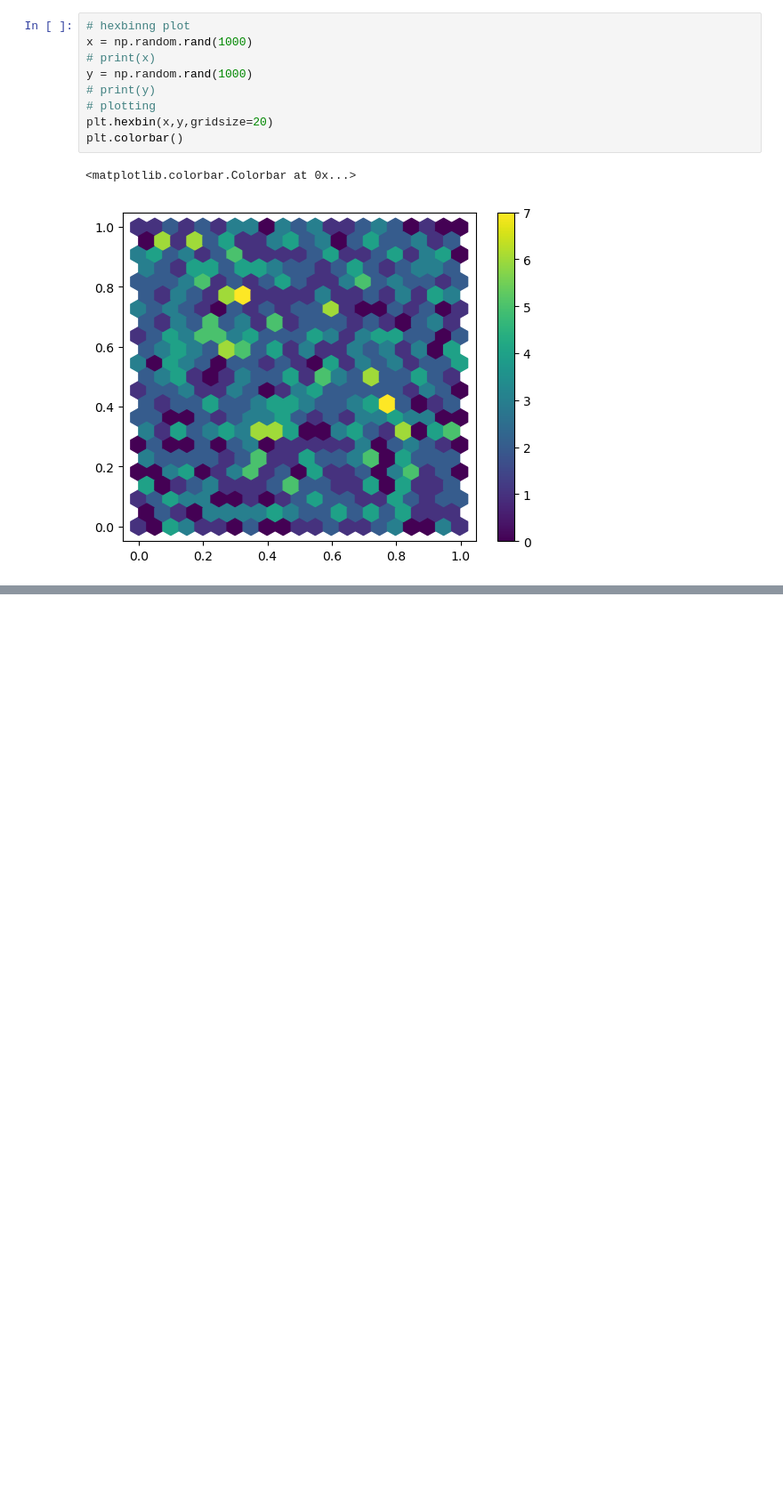
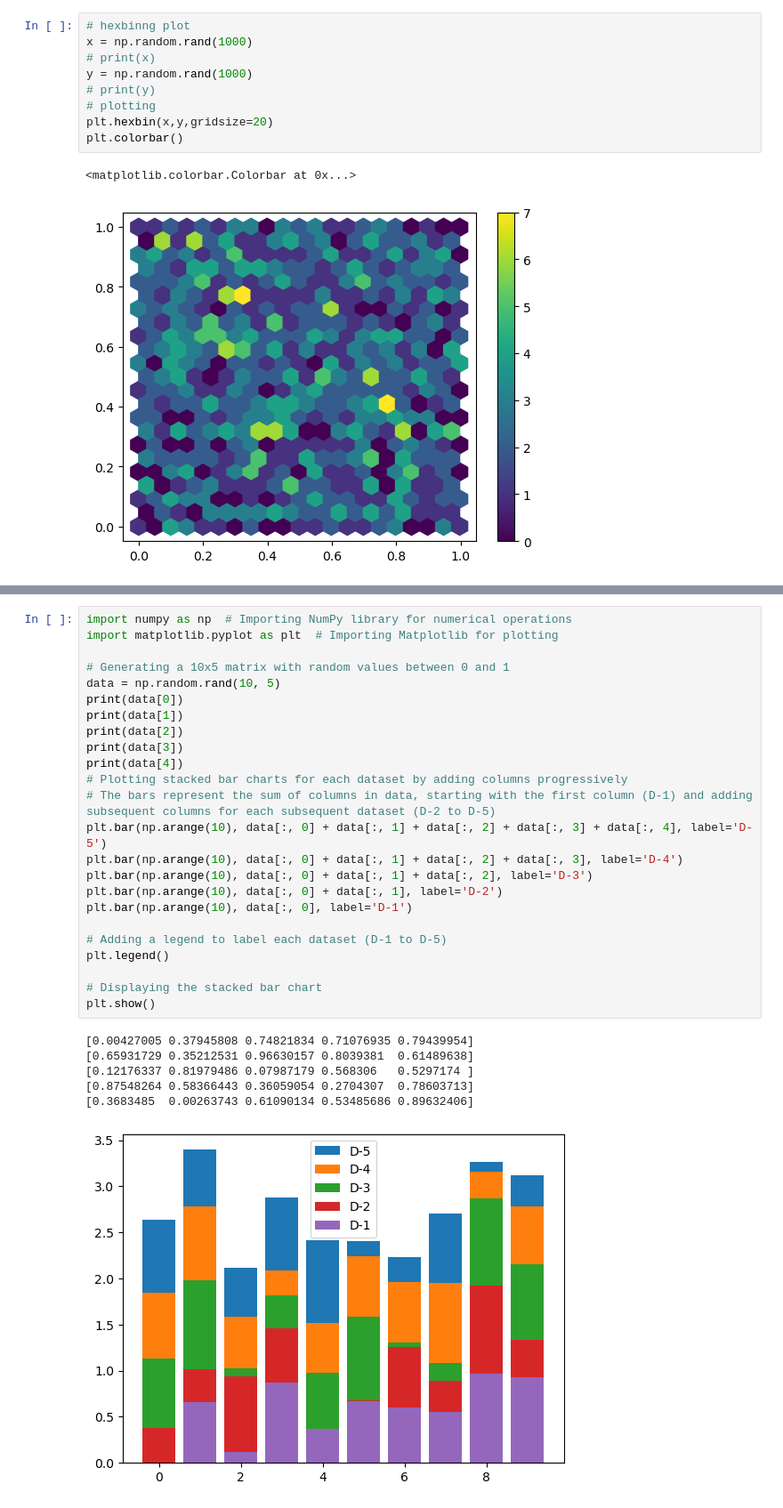
Before and after one commit to rishee-05/PYTHON, a Jupyter notebook: libraries/numpy/numpy visualization.ipynb, the cells around one changed output, grey strips where cells are left out. Shown: that part at 89% size. Saved outputs shown, nothing was run; the diff lists cells and outputs as text; blank space fills up the shorter version.

```diff
--- a/libraries/numpy/numpy visualization.ipynb
+++ b/libraries/numpy/numpy visualization.ipynb
@@ -156,0 +169,31 @@ plt.colorbar()
+# %%
+import numpy as np  # Importing NumPy library for numerical operations
+import matplotlib.pyplot as plt  # Importing Matplotlib for plotting
+
+# Generating a 10x5 matrix with random values between 0 and 1
+data = np.random.rand(10, 5)
+print(data[0])
+print(data[1])
+print(data[2])
+print(data[3])
+print(data[4])
+# Plotting stacked bar charts for each dataset by adding columns progressively
+# The bars represent the sum of columns in data, starting with the first column (D-1) and adding subsequent columns for each subsequent dataset (D-2 to D-5)
+plt.bar(np.arange(10), data[:, 0] + data[:, 1] + data[:, 2] + data[:, 3] + data[:, 4], label='D-5')
+plt.bar(np.arange(10), data[:, 0] + data[:, 1] + data[:, 2] + data[:, 3], label='D-4')
+plt.bar(np.arange(10), data[:, 0] + data[:, 1] + data[:, 2], label='D-3')
+plt.bar(np.arange(10), data[:, 0] + data[:, 1], label='D-2')
+plt.bar(np.arange(10), data[:, 0], label='D-1')
+
+# Adding a legend to label each dataset (D-1 to D-5)
+plt.legend()
+
+# Displaying the stacked bar chart
+plt.show()
+# %% [output]
+[0.00427005 0.37945808 0.74821834 0.71076935 0.79439954]
+[0.65931729 0.35212531 0.96630157 0.8039381  0.61489638]
+[0.12176337 0.81979486 0.07987179 0.568306   0.5297174 ]
+[0.87548264 0.58366443 0.36059054 0.2704307  0.78603713]
+[0.3683485  0.00263743 0.61090134 0.53485686 0.89632406]
+[figure, added]
```
Also changed, not shown: parts of 6 cells of this notebook.
